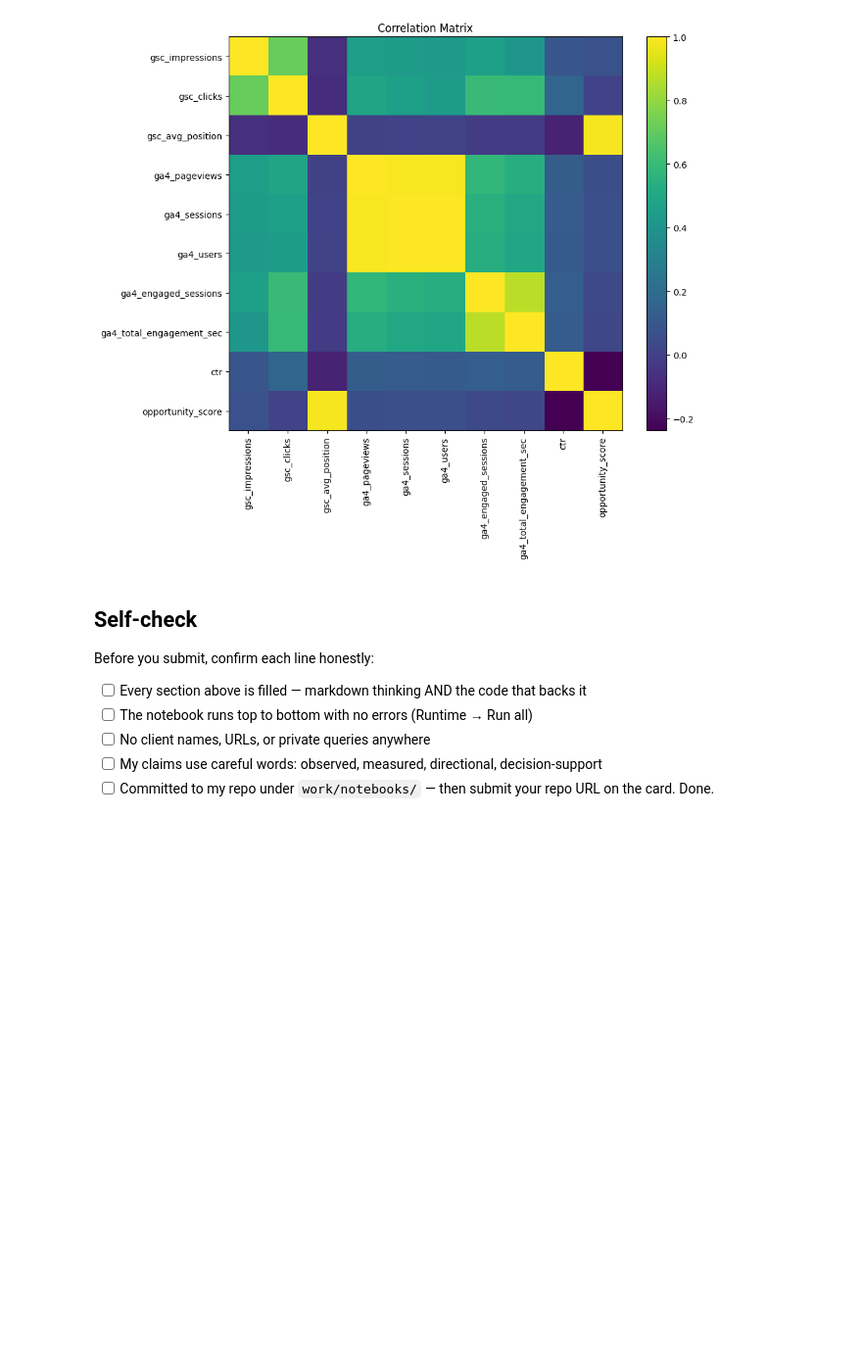
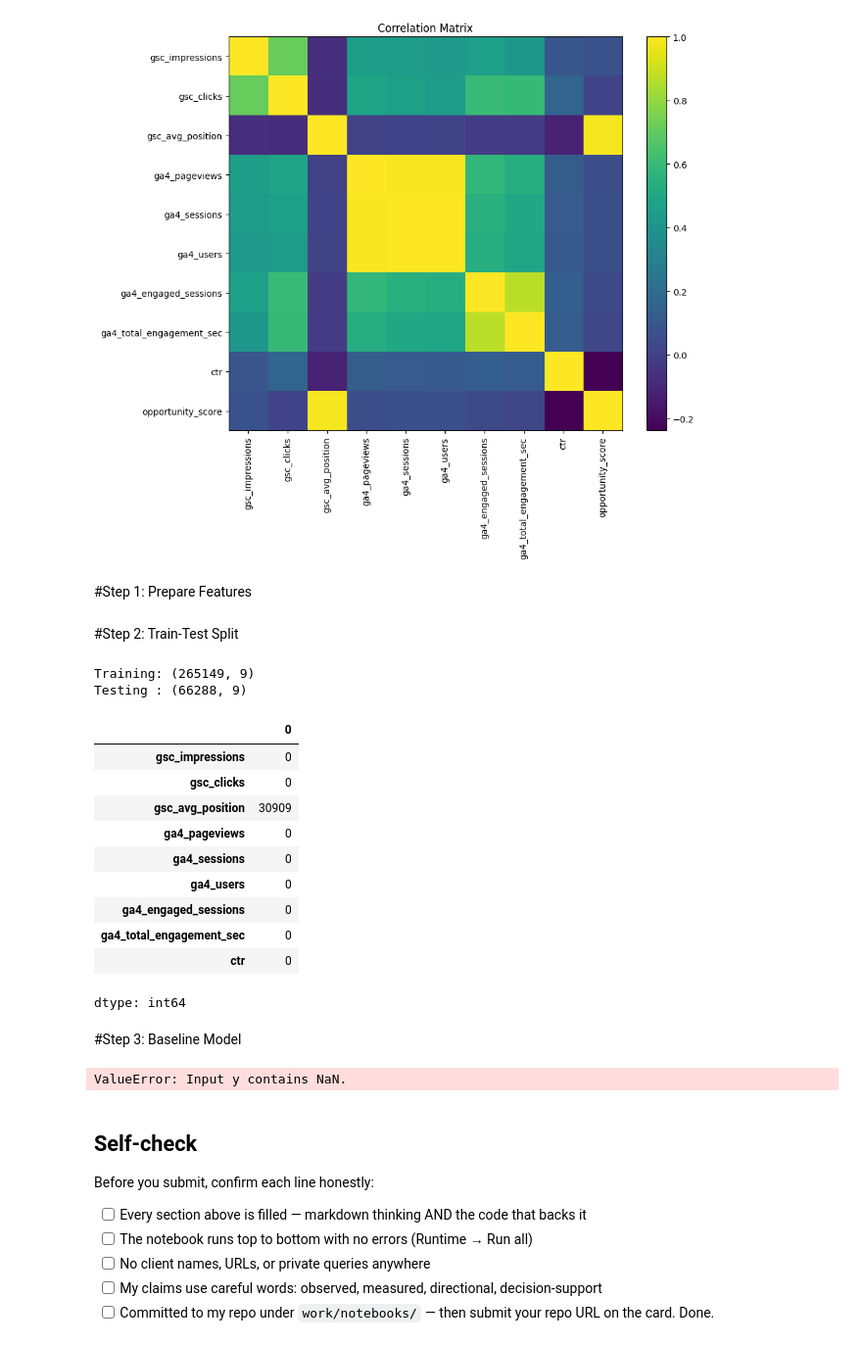
Before and after one commit to asherkashif/flyrank-ml-internship, a Jupyter notebook: work/notebooks/capstone.ipynb, the cells around one changed output. Shown at 98% size. Drawn from its saved outputs; the diff is of its cells as text; code cells hidden in the pictures; blank space fills up the shorter version.

```diff
--- a/work/notebooks/capstone.ipynb
+++ b/work/notebooks/capstone.ipynb
@@ -723,6 +724,67 @@ plt.savefig(
 plt.show()
 # %% [output]
 [figure]
+# %% [markdown]
+#Step 1: Prepare Features
+# %%
+from sklearn.model_selection import train_test_split
+
+features = [
+    "gsc_impressions",
+    "gsc_clicks",
+    "gsc_avg_position",
+    "ga4_pageviews",
+    "ga4_sessions",
+    "ga4_users",
+    "ga4_engaged_sessions",
+    "ga4_total_engagement_sec",
+    "ctr"
+]
+
+X = content_df[features]
+
+y = content_df["opportunity_score"]
+# %% [markdown]
+#Step 2: Train-Test Split
+# %%
+X_train, X_test, y_train, y_test = train_test_split(
+    X,
+    y,
+    test_size=0.2,
+    random_state=42
+)
+
+print("Training:", X_train.shape)
+print("Testing :", X_test.shape)
+# %% [output]
+Training: (265149, 9)
+Testing : (66288, 9)
+# %%
+X_test.isnull().sum()
+# %% [output]
+|  | 0 |
+| gsc_impressions | 0 |
+| gsc_clicks | 0 |
+| gsc_avg_position | 30909 |
+| ga4_pageviews | 0 |
+| ga4_sessions | 0 |
+| ga4_users | 0 |
+| ga4_engaged_sessions | 0 |
+| ga4_total_engagement_sec | 0 |
+| ctr | 0 |
+dtype: int64
+# %% [markdown]
+#Step 3: Baseline Model
+# %%
+from sklearn.dummy import DummyRegressor
+
+baseline = DummyRegressor(strategy="mean")
+
+baseline.fit(X_train, y_train)
+
+baseline_pred = baseline.predict(X_test)
+# %% [output]
+ValueError: Input y contains NaN.
 # %% [markdown]
 ## Self-check
 
```
Also changed, not shown: parts of 1 cell of this notebook.
